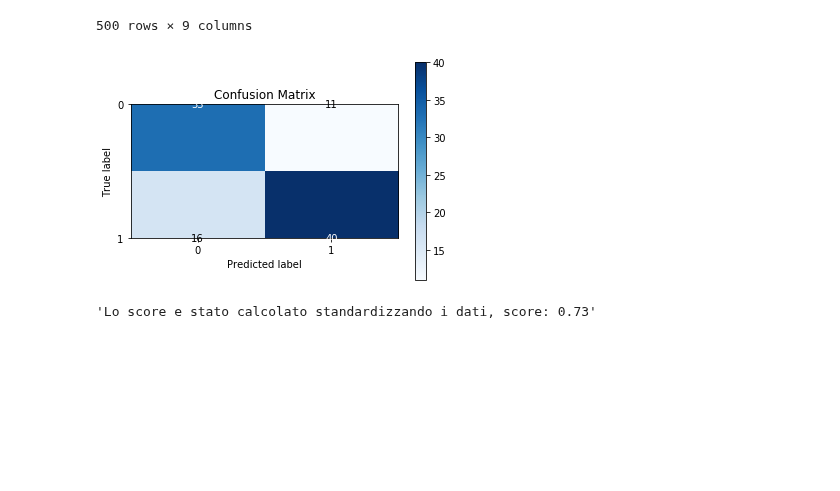
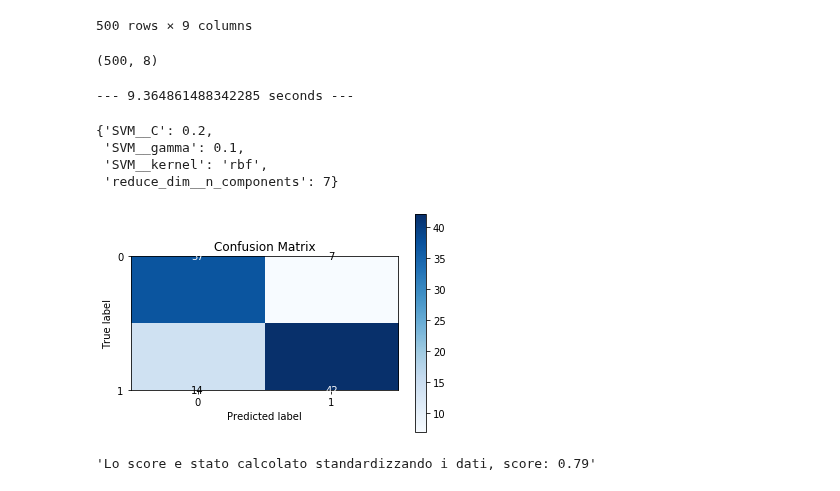
Before and after one commit to aleberans/Analisi-dati-per-problemi-di-medicina-legale, a Jupyter notebook: Esercizi/EserciziNovembre/Esercizi_veri/Uso_funzioni.ipynb, the cells around one changed output. Cells and saved outputs as stored; diff of their text form; code cells hidden in the pictures; blank space fills up the shorter version.

Commit message:
Provati nuovi parametri e usato logging preliminare

```diff
--- a/Esercizi/EserciziNovembre/Esercizi_veri/Uso_funzioni.ipynb
+++ b/Esercizi/EserciziNovembre/Esercizi_veri/Uso_funzioni.ipynb
@@ -36,3 +30,24 @@ logger.setLevel(logging.DEBUG)
+# %%
+import logging
+
+# Create a custom logger
+logger = logging.getLogger(__name__)
+
+# Create handlers
+c_handler = logging.StreamHandler()
+f_handler = logging.FileHandler('mylog.log')
+c_handler.setLevel(logging.WARNING)
+f_handler.setLevel(logging.INFO)
+
+# Create formatters and add it to handlers
+c_format = logging.Formatter('%(name)s - %(levelname)s - %(message)s')
+f_format = logging.Formatter('%(asctime)s - %(name)s - %(levelname)s - %(message)s')
+c_handler.setFormatter(c_format)
+f_handler.setFormatter(f_format)
+
+# Add handlers to the logger
+logger.addHandler(c_handler)
+logger.addHandler(f_handler)
 # %%
 def addestraSVC(nomeDataset, X, y, c, gamma, kernel, dim):
 
@@ -100,8 +252,20 @@ df
 # %%
 X = df.drop('Research', 1)
 y = df['Research']
+
+X.shape
+# %% [output]
+(500, 8)
+# %%
+trovaIperparametri(model=SVC, X=X, y=y, numero_dimensioni=8)
+# %% [output]
+--- 9.364861488342285 seconds ---
+{'SVM__C': 0.2,
+ 'SVM__gamma': 0.1,
+ 'SVM__kernel': 'rbf',
+ 'reduce_dim__n_components': 7}
 # %%
-addestraSVC('Admission_Predict_Ver1', X=X, y=y, c=0.1, gamma=0.2, kernel='linear', dim=8)
+addestraSVC('Admission_Predict_Ver1', X=X, y=y, c=0.2, gamma=0.1, kernel='rbf', dim=7)
 # %% [output]
-[figure, old version]
+[figure, new version]
-'Lo score e stato calcolato standardizzando i dati, score: 0.73'
+'Lo score e stato calcolato standardizzando i dati, score: 0.79'
```
Also changed, not shown: parts of 7 cells of this notebook, 3 other files.
